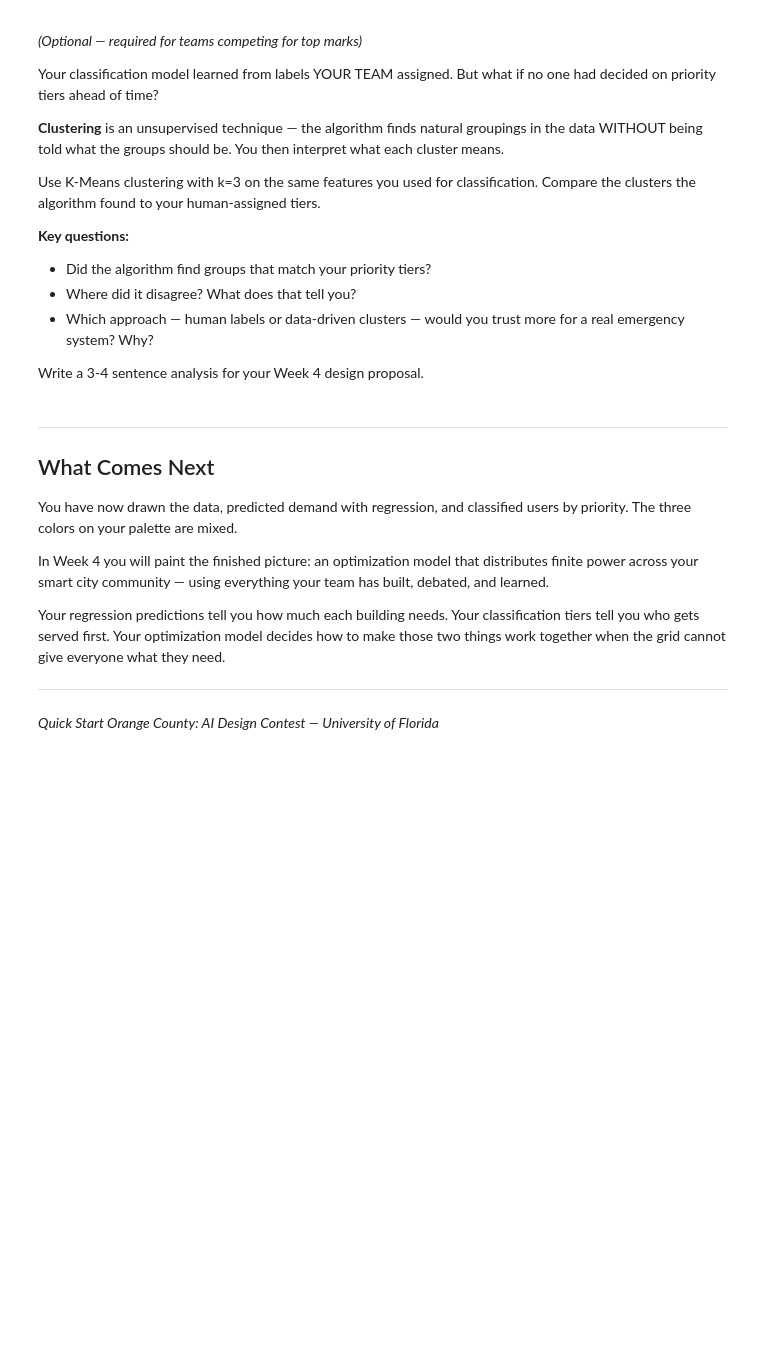
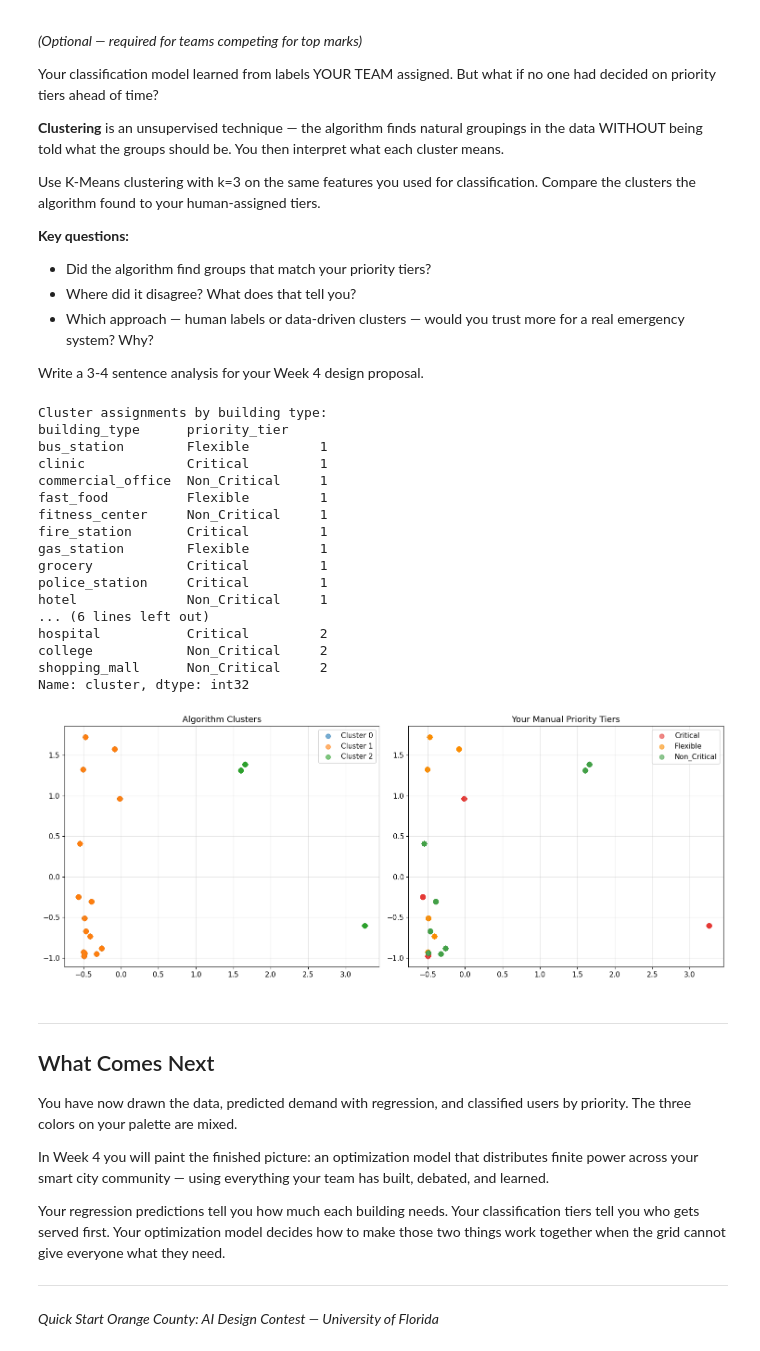
Before and after one commit to james-wren/AI-Smart-Grid, a Jupyter notebook: week 3/Task 8 Notebook Files/Smart_City_Classification.ipynb, the cells around one changed output. Drawn from its saved outputs; the diff is of its cells as text; code cells hidden in the pictures; blank space fills up the shorter version.

```diff
--- a/week 3/Task 8 Notebook Files/Smart_City_Classification.ipynb
+++ b/week 3/Task 8 Notebook Files/Smart_City_Classification.ipynb
@@ -750,24 +976,69 @@ Write a 3-4 sentence analysis for your Week 4 design proposal.
 # %%
 # Extension — Clustering
 from sklearn.cluster import KMeans
 from sklearn.preprocessing import StandardScaler
 
 # YOUR CODE HERE
 # 1. Scale your features (KMeans is sensitive to scale)
-#    scaler = StandardScaler()
-#    X_scaled = scaler.fit_transform(X)
+scaler = StandardScaler()
+X_scaled = scaler.fit_transform(X)
 #
 # 2. Fit KMeans with k=3
-#    kmeans = KMeans(n_clusters=3, random_state=42, n_init=10)
-#    kmeans.fit(X_scaled)
+kmeans = KMeans(n_clusters=3, random_state=42, n_init=10)
+kmeans.fit(X_scaled)
 #
 # 3. Compare cluster assignments to your priority labels
 #    Look at which building types land in each cluster
-#
+df['cluster'] = kmeans.labels_
+
+print('Cluster assignments by building type:')
+print(df.groupby(['building_type', 'priority_tier'])['cluster'].first().sort_values())
+
 # 4. Visualize using a scatter plot of two features, colored by cluster
+fig, (ax1, ax2) = plt.subplots(1, 2, figsize=(15, 6))
 
-# YOUR ANALYSIS:
-#
+for cluster in range(3):
+    mask = kmeans.labels_ == cluster
+    ax1.scatter(X_scaled[mask, selected_features.index('global_mean_kWh')],
+                X_scaled[mask, selected_features.index('variability_ratio')],
+                label=f'Cluster {cluster}', alpha=0.6, s=50)
+ax1.set_title('Algorithm Clusters')
+ax1.legend()
+
+for tier, color in TIER_COLORS.items():
+    mask = df.loc[X.index, 'priority_tier'] == tier
+    ax2.scatter(X_scaled[mask, selected_features.index('global_mean_kWh')],
+                X_scaled[mask, selected_features.index('variability_ratio')],
+                label=tier, alpha=0.6, s=50, color=color)
+ax2.set_title('Your Manual Priority Tiers')
+ax2.legend()
+
+plt.tight_layout()
+plt.show()
+
+# YOUR ANALYSIS: The cluster model was completly unable to create correct groupings based on the priorities.
+# The cluster model completly ignored one cluster, and only assigned the three highest energy users to cluster 2.
+# When looking at a gragh of the two most important features it is easy to see why this occured, all of the buildings are clustered near the lower end of energy usage, with three outliers to the high end.
+# The selections from the human labels apear to be scattered completly randomly, and without the human input thier importance is almost unidentifiable.
+# %% [output]
+Cluster assignments by building type:
+building_type      priority_tier
+bus_station        Flexible         1
+clinic             Critical         1
+commercial_office  Non_Critical     1
+fast_food          Flexible         1
+fitness_center     Non_Critical     1
+fire_station       Critical         1
+gas_station        Flexible         1
+grocery            Critical         1
+police_station     Critical         1
+hotel              Non_Critical     1
+... (6 lines left out)
+hospital           Critical         2
+college            Non_Critical     2
+shopping_mall      Non_Critical     2
+Name: cluster, dtype: int32
+[figure, added]
 # %% [markdown]
 ---
 ## What Comes Next
```
Also changed, not shown: parts of 27 cells of this notebook.
